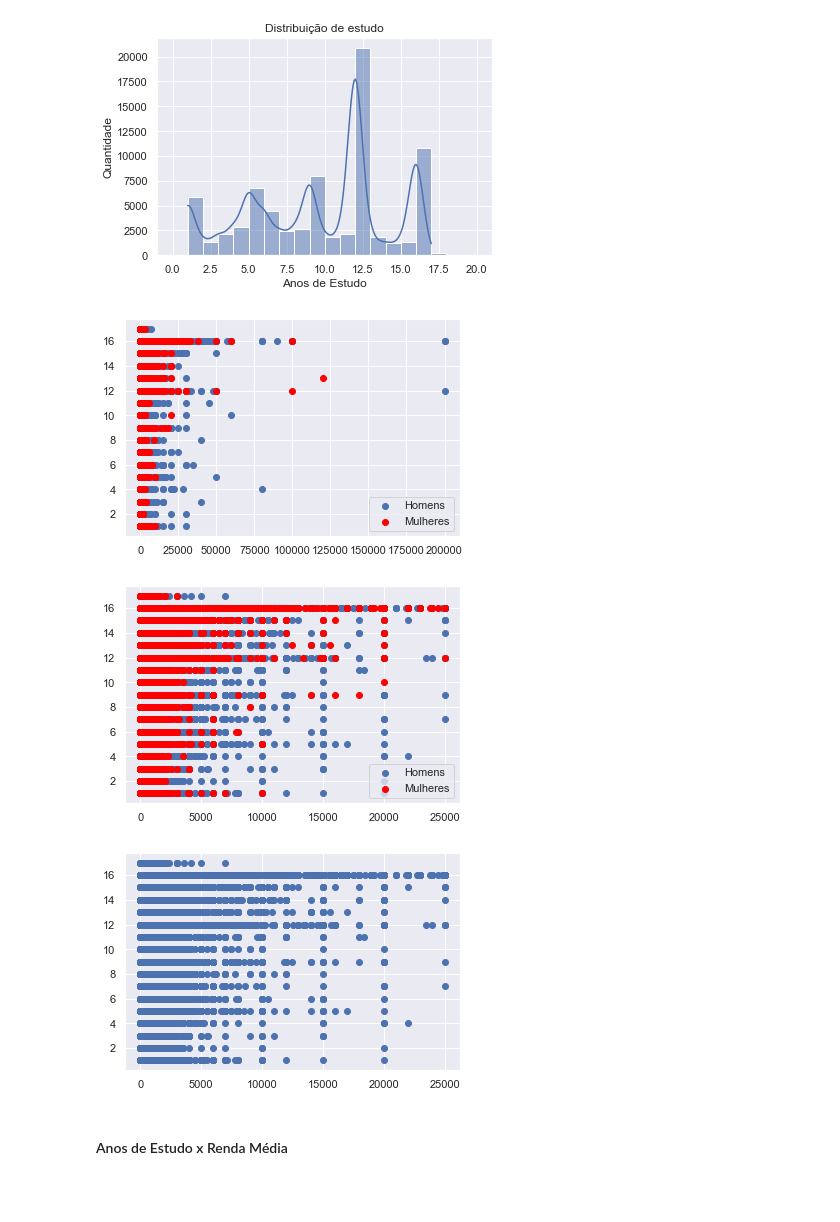
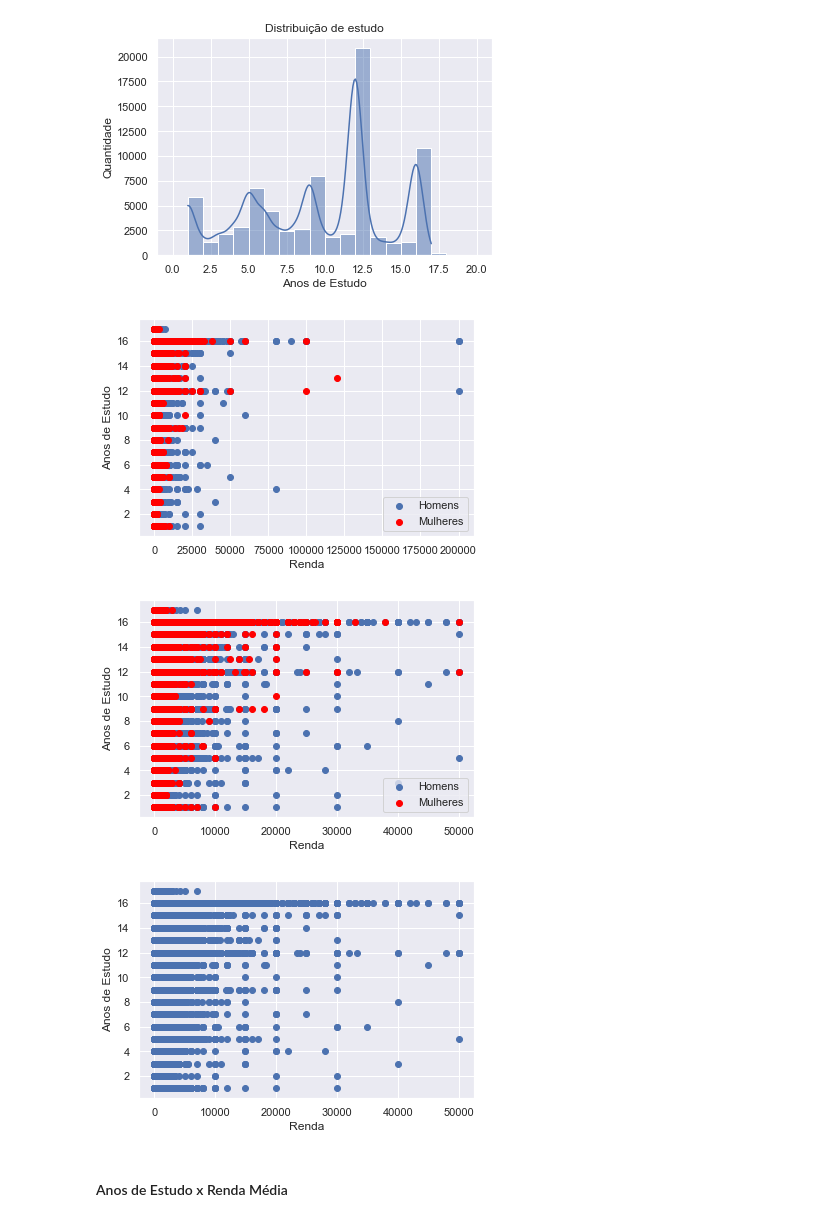
Before and after one commit to Alexandre-Leal/Projetos_iniciais, a Jupyter notebook: PNAD_2015/PNAD_2015.ipynb, the cells around one changed output. Cells and saved outputs as stored; diff of their text form; code cells hidden in the pictures; blank space fills up the shorter version.

```diff
--- a/PNAD_2015/PNAD_2015.ipynb
+++ b/PNAD_2015/PNAD_2015.ipynb
@@ -150,22 +150,30 @@ plt.show()
 # %% [output]
 [figure]
 # %%
+Renda_corte = '50000'
+
 plt.scatter(df.query('Sexo == 0')['Renda'], df.query('Sexo == 0')['Anos de Estudo'])
 plt.scatter(df.query('Sexo == 1')['Renda'], df.query('Sexo == 1')['Anos de Estudo'], color = 'red')
 plt.legend(['Homens','Mulheres'])
+plt.ylabel('Anos de Estudo')
+plt.xlabel('Renda')
 plt.show()
 
-plt.scatter(df.query('Sexo == 0 and Renda <= 25000')['Renda'], df.query('Sexo == 0 and Renda <= 25000')['Anos de Estudo'])
-plt.scatter(df.query('Sexo == 1 and Renda <= 25000')['Renda'], df.query('Sexo == 1 and Renda <= 25000')['Anos de Estudo'], color = 'red')
+plt.scatter(df.query('Sexo == 0 and Renda <= ' + Renda_corte)['Renda'], df.query('Sexo == 0 and Renda <= ' + Renda_corte)['Anos de Estudo'])
+plt.scatter(df.query('Sexo == 1 and Renda <= ' + Renda_corte)['Renda'], df.query('Sexo == 1 and Renda <= ' + Renda_corte)['Anos de Estudo'], color = 'red')
 plt.legend(['Homens','Mulheres'])
+plt.ylabel('Anos de Estudo')
+plt.xlabel('Renda')
 plt.show()
 
-plt.scatter(df.query('Renda <= 25000')['Renda'], df.query('Renda <= 25000')['Anos de Estudo'])
+plt.scatter(df.query('Renda <= ' + Renda_corte)['Renda'], df.query('Renda <= ' + Renda_corte)['Anos de Estudo'])
+plt.ylabel('Anos de Estudo')
+plt.xlabel('Renda')
 plt.show()
 # %% [output]
-[figure, old version]
+[figure, new version]
-[figure, old version]
+[figure, new version]
-[figure, old version]
+[figure, new version]
 # %% [markdown]
 #### Anos de Estudo x Renda Média
 # %% [markdown]
```
Also changed, not shown: parts of 1 cell of this notebook, 4 other files.
